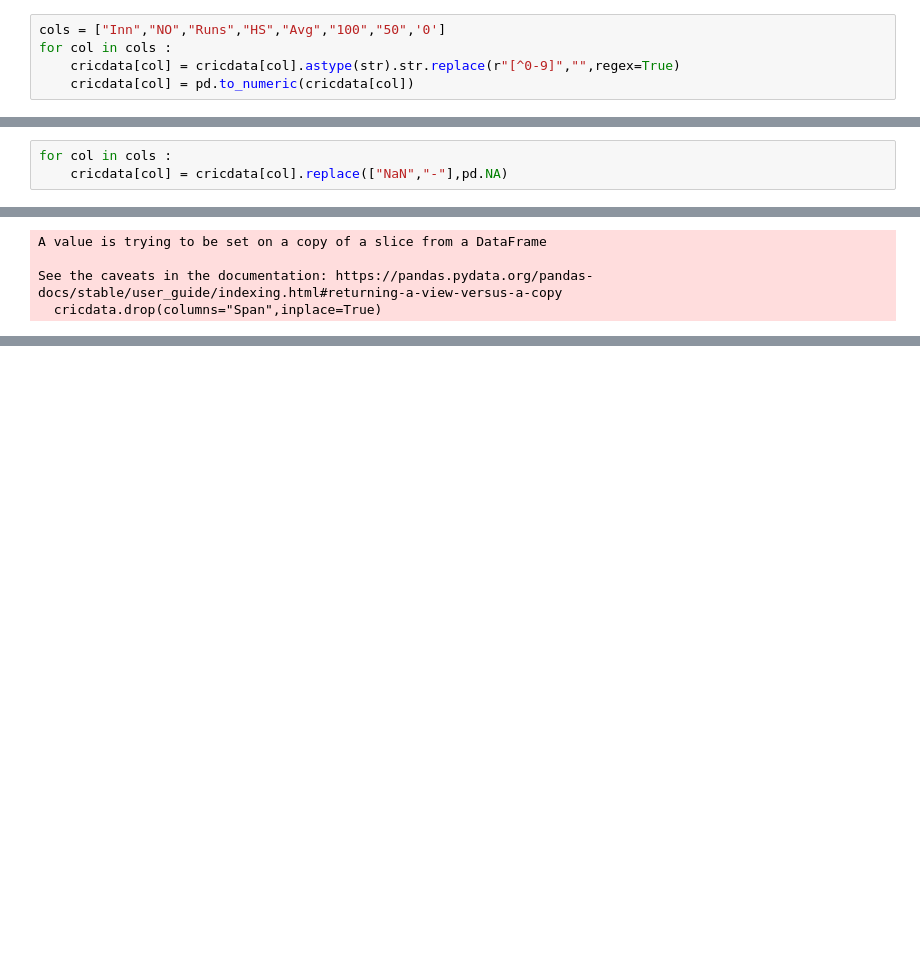
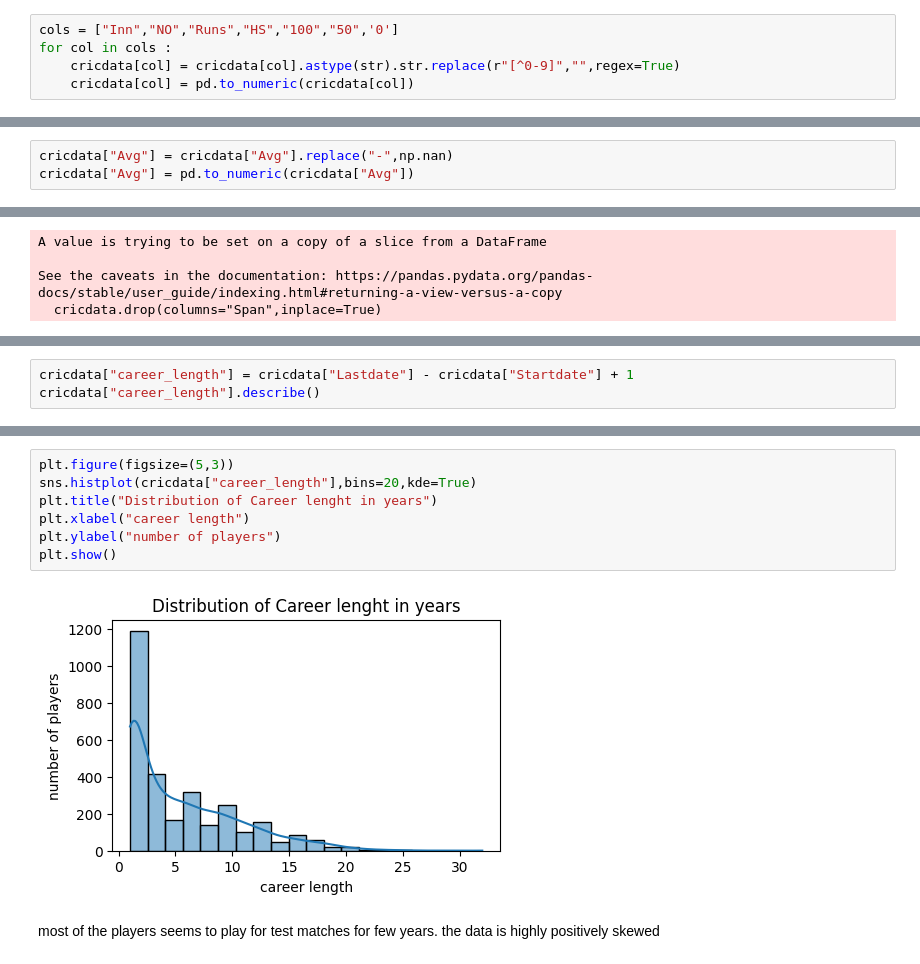
Before and after one commit to meetsudra11/myprojects, a Jupyter notebook: cricstat.ipynb, the cells around one changed output, grey strips where cells are left out. Cells and saved outputs as stored; diff of their text form; blank space fills up the shorter version.

```diff
--- a/cricstat.ipynb
+++ b/cricstat.ipynb
@@ -73,7 +94,7 @@ memory usage: 256.3+ KB
 # %% [markdown]
 #### converting object column to numeric
 # %%
-cols = ["Inn","NO","Runs","HS","Avg","100","50",'0']
+cols = ["Inn","NO","Runs","HS","100","50",'0']
 for col in cols :
     cricdata[col] = cricdata[col].astype(str).str.replace(r"[^0-9]","",regex=True)
     cricdata[col] = pd.to_numeric(cricdata[col])
@@ -82,3 +100,0 @@ for col in cols :
-# %%
-for col in cols :
-    cricdata[col] = cricdata[col].replace(["NaN","-"],pd.NA)
@@ -84,0 +103,3 @@ for col in cols :
+# %%
+cricdata["Avg"] = cricdata["Avg"].replace("-",np.nan)
+cricdata["Avg"] = pd.to_numeric(cricdata["Avg"])
@@ -126,0 +183,3 @@ See the caveats in the documentation: https://pandas.pydata.org/pandas-docs/stab
+# %%
+cricdata["career_length"] = cricdata["Lastdate"] - cricdata["Startdate"] + 1
+cricdata["career_length"].describe()
@@ -126,0 +196,11 @@ See the caveats in the documentation: https://pandas.pydata.org/pandas-docs/stab
+# %%
+plt.figure(figsize=(5,3))
+sns.histplot(cricdata["career_length"],bins=20,kde=True)
+plt.title("Distribution of Career lenght in years")
+plt.xlabel("career length")
+plt.ylabel("number of players")
+plt.show()
+# %% [output]
+[figure, added]
+# %% [markdown]
+most of the players seems to play for test matches for few years. the data is highly positively skewed
```
Also changed, not shown: parts of 29 cells of this notebook, 1 other file.
